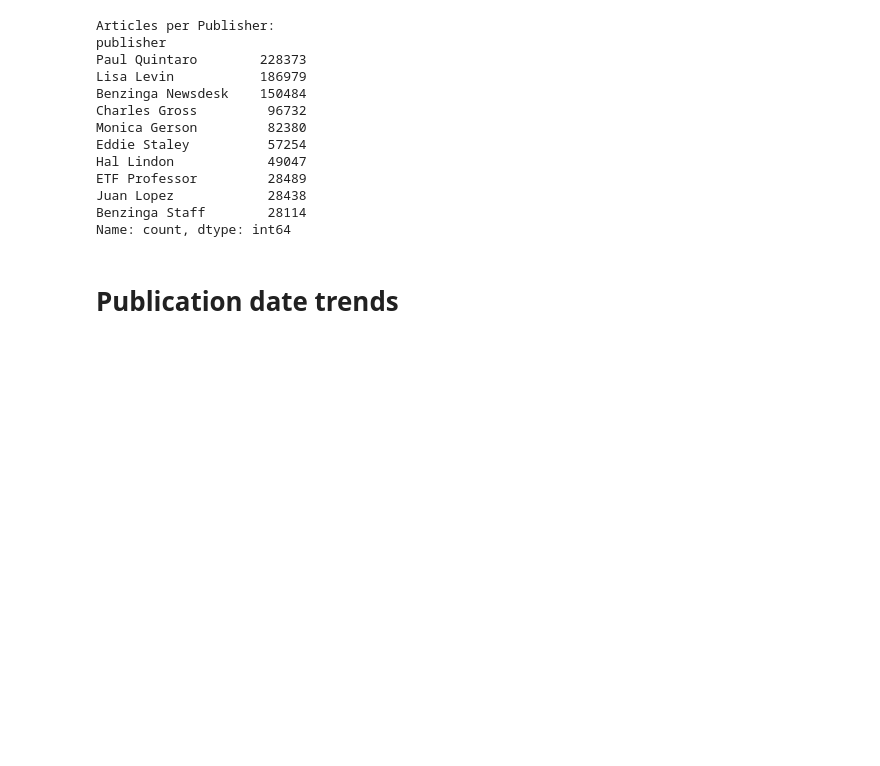
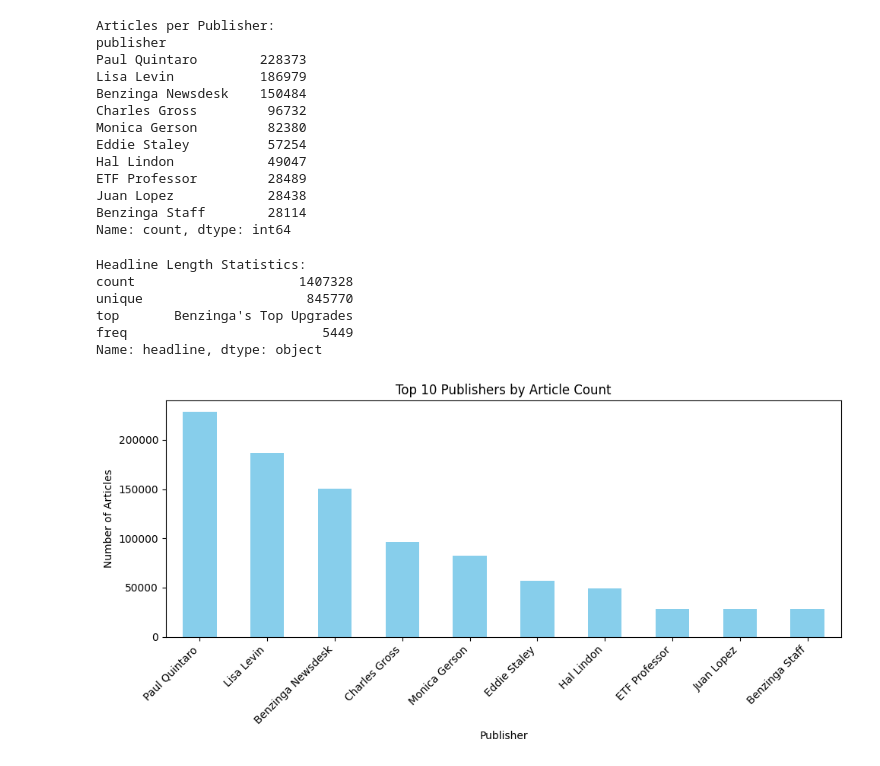
Before and after one commit to daniSW3/KAIM-Week1, a Jupyter notebook: notebooks/eda.ipynb, the cells around one changed output. Drawn from its saved outputs; the diff is of its cells as text; code cells hidden in the pictures; blank space fills up the shorter version.

```diff
--- a/notebooks/eda.ipynb
+++ b/notebooks/eda.ipynb
@@ -77,13 +141,27 @@ ETF Professor         28489
 Juan Lopez            28438
 Benzinga Staff        28114
 Name: count, dtype: int64
-# %% [markdown]
-# Publication date trends
 # %%
-# Safely convert 'date' column
-rating['date'] = pd.to_datetime(rating['date'], errors='coerce')  # optional: 'coerce' turns bad values into NaT
-rating['day_of_week'] = rating['date'].dt.day_name()
+# 1. Headline Length Statistics
+print("Headline Length Statistics:")
+print(df['headline'].describe())
+# %% [output]
+Headline Length Statistics:
+count                     1407328
+unique                     845770
+top       Benzinga's Top Upgrades
+freq                         5449
+Name: headline, dtype: object
 # %%
-# Group by date
-daily_counts = rating.groupby(rating['date'].dt.date).size()
+# Plot the top 10 publishers
+plt.figure(figsize=(10, 5))
+publisher_counts.head(10).plot(kind='bar', color='skyblue')
+plt.title('Top 10 Publishers by Article Count')
+plt.xlabel('Publisher')
+plt.ylabel('Number of Articles')
+plt.xticks(rotation=45, ha='right')
+plt.tight_layout()
+plt.show()
+# %% [output]
+[figure, added]
 # %%
```
Also changed, not shown: parts of 16 cells of this notebook, 6 other files.
